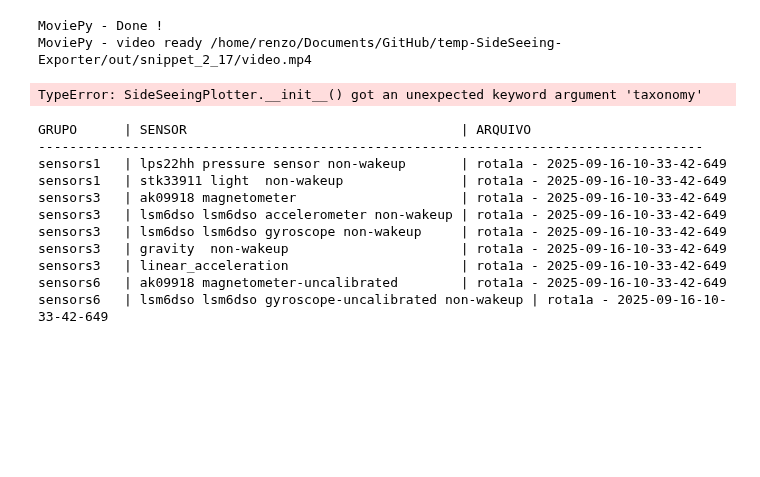
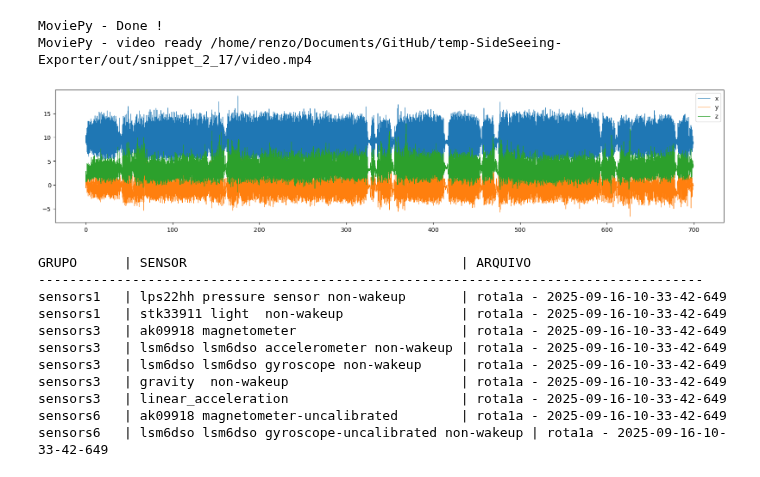
Before and after one commit to Renzo-Filho/temp-SideSeeing-Exporter, a Jupyter notebook: SideSeeingTools/testing.ipynb, the cells around one changed output. Drawn from its saved outputs; the diff is of its cells as text; code cells hidden in the pictures; blank space fills up the shorter version.

Commit message:
Atualização na seção de sensores

```diff
--- a/SideSeeingTools/testing.ipynb
+++ b/SideSeeingTools/testing.ipynb
@@ -98,7 +105,7 @@ MoviePy - video ready /home/renzo/Documents/GitHub/temp-SideSeeing-Exporter/out/
 # %%
 from sideseeing_tools import plot
 
-#plotter = plot.SideSeeingPlotter(ds, taxonomy='/home/user/my-project/taxonomy.csv')
+plotter = plot.SideSeeingPlotter(ds)
 
 # Available methods:
 #   .generate_video_for_sensor()
@@ -113,8 +120,11 @@ from sideseeing_tools import plot
 #   .plot_instance_video_frames()
 #   .plot_sensor()
 #   .plot_sensors()
-# %% [output]
-TypeError: SideSeeingPlotter.__init__() got an unexpected keyword argument 'taxonomy'
+# %%
+inst_data = sample.sensors3["lsm6dso lsm6dso accelerometer non-wakeup"]
+plotter.plot_sensor(inst_data, time_column="Time (s)", axis_columns=["x", "y", "z"])
+# %% [output]
+[figure, added]
 # %%
 def tabela_sensores(dados):
     print(f"{'GRUPO':<10} | {'SENSOR':<40} | {'ARQUIVO':<30}")
```
Also changed, not shown: parts of 2 cells of this notebook, 3 other files.
